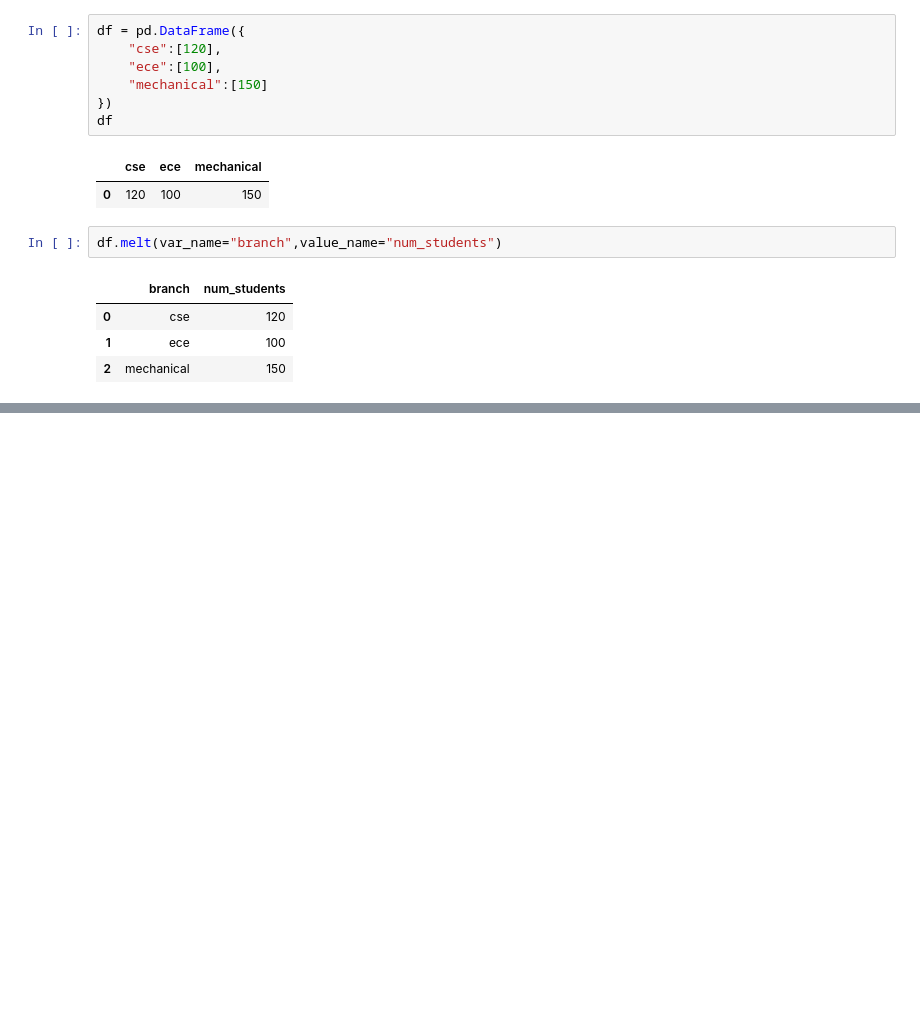
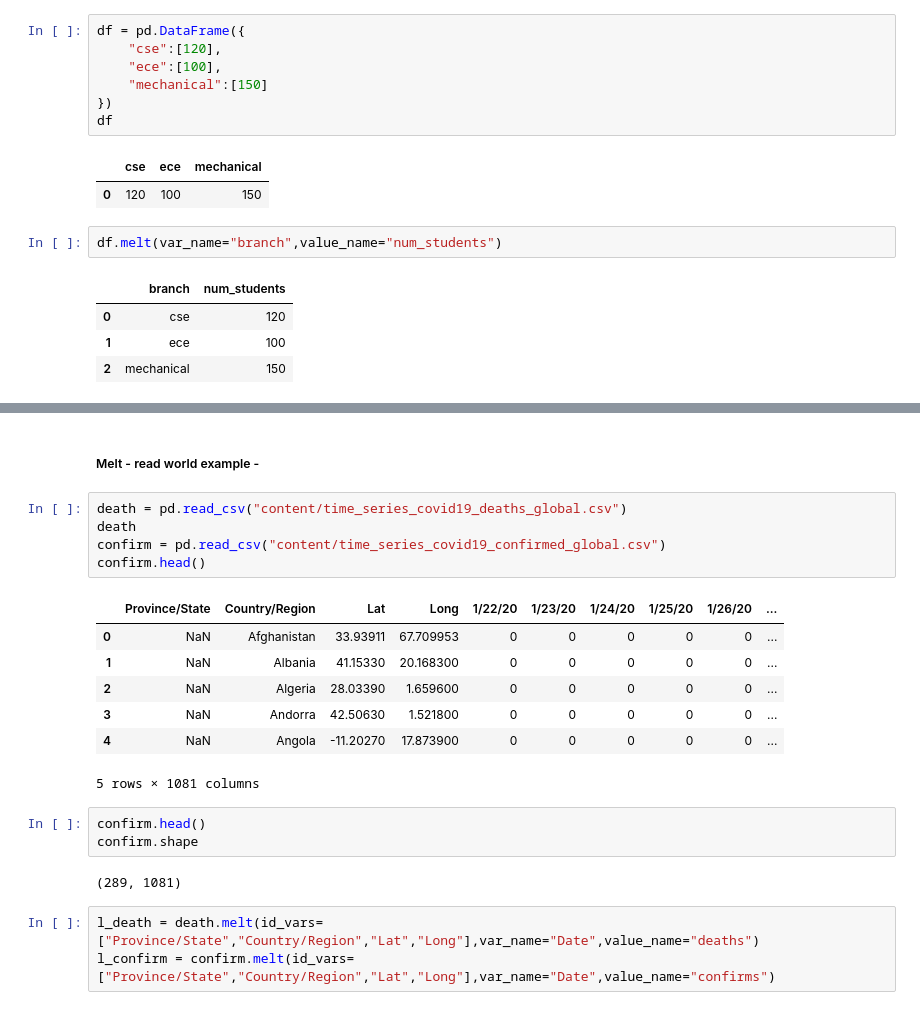
Before and after one commit to nagarvishal/machine-learning, a Jupyter notebook: Pandas/Pandas_Multiindex.ipynb, the cells around one changed output, grey strips where cells are left out. Drawn from its saved outputs; the diff is of its cells as text; blank space fills up the shorter version.

```diff
--- a/Pandas/Pandas_Multiindex.ipynb
+++ b/Pandas/Pandas_Multiindex.ipynb
@@ -606,0 +633,23 @@ df.melt(var_name="branch",value_name="num_students")
+# %% [markdown]
+##### Melt - read world example -
+# %%
+death = pd.read_csv("content/time_series_covid19_deaths_global.csv")
+death
+confirm = pd.read_csv("content/time_series_covid19_confirmed_global.csv")
+confirm.head()
+# %% [output]
+|  | Province/State | Country/Region | Lat | Long | 1/22/20 | 1/23/20 | 1/24/20 | 1/25/20 | 1/26/20 | ... |
+| 0 | NaN | Afghanistan | 33.93911 | 67.709953 | 0 | 0 | 0 | 0 | 0 | ... |
+| 1 | NaN | Albania | 41.15330 | 20.168300 | 0 | 0 | 0 | 0 | 0 | ... |
+| 2 | NaN | Algeria | 28.03390 | 1.659600 | 0 | 0 | 0 | 0 | 0 | ... |
+| 3 | NaN | Andorra | 42.50630 | 1.521800 | 0 | 0 | 0 | 0 | 0 | ... |
+| 4 | NaN | Angola | -11.20270 | 17.873900 | 0 | 0 | 0 | 0 | 0 | ... |
+5 rows × 1081 columns
+# %%
+confirm.head()
+confirm.shape
+# %% [output]
+(289, 1081)
+# %%
+l_death = death.melt(id_vars=["Province/State","Country/Region","Lat","Long"],var_name="Date",value_name="deaths")
+l_confirm = confirm.melt(id_vars=["Province/State","Country/Region","Lat","Long"],var_name="Date",value_name="confirms")
```
Also changed, not shown: parts of 5 cells of this notebook, 9 other files.
